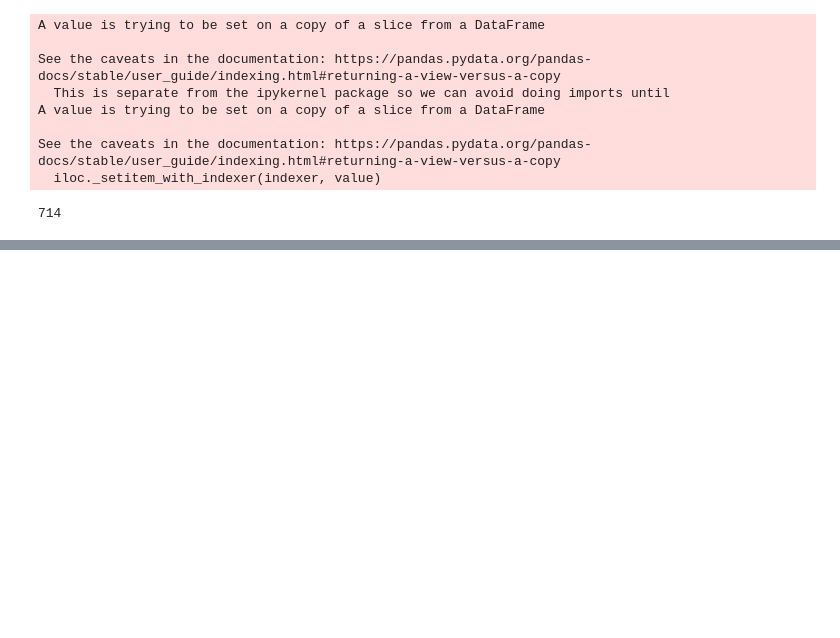
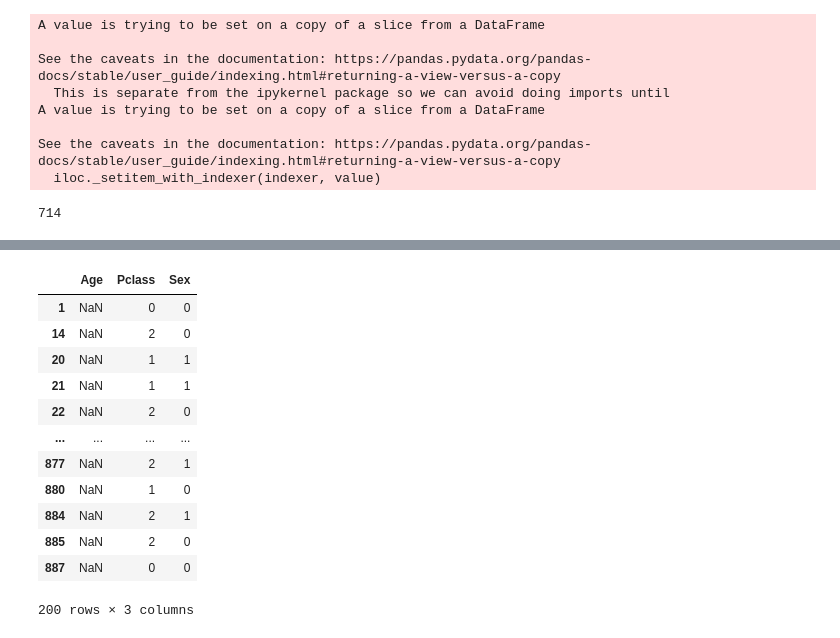
Before and after one commit to willhwh/DS_60Days, a Jupyter notebook: Day_037_HW.ipynb, the cells around one changed output, grey strips where cells are left out. Cells and saved outputs as stored; diff of their text form; code cells hidden in the pictures; blank space fills up the shorter version.

```diff
--- a/Day_037_HW.ipynb
+++ b/Day_037_HW.ipynb
@@ -499,3 +499,7 @@ A value is trying to be set on a copy of a slice from a DataFrame
 
 See the caveats in the documentation: https://pandas.pydata.org/pandas-docs/stable/user_guide/indexing.html#returning-a-view-versus-a-copy
   iloc._setitem_with_indexer(indexer, value)
+# %%
+modify = target_backup.copy()
+modify['Age'][sample] = np.nan
+missing_index = modify.isnull()
@@ -501,0 +525,16 @@ See the caveats in the documentation: https://pandas.pydata.org/pandas-docs/stab
+# %%
+modify[missing_index.values==True]
+# %% [output]
+|  | Age | Pclass | Sex |
+| 1 | NaN | 0 | 0 |
+| 14 | NaN | 2 | 0 |
+| 20 | NaN | 1 | 1 |
+| 21 | NaN | 1 | 1 |
+| 22 | NaN | 2 | 0 |
+| ... | ... | ... | ... |
+| 877 | NaN | 2 | 1 |
+| 880 | NaN | 1 | 0 |
+| 884 | NaN | 2 | 1 |
+| 885 | NaN | 2 | 0 |
+| 887 | NaN | 0 | 0 |
+200 rows × 3 columns
```
Also changed, not shown: parts of 11 cells of this notebook, 1 other file.
